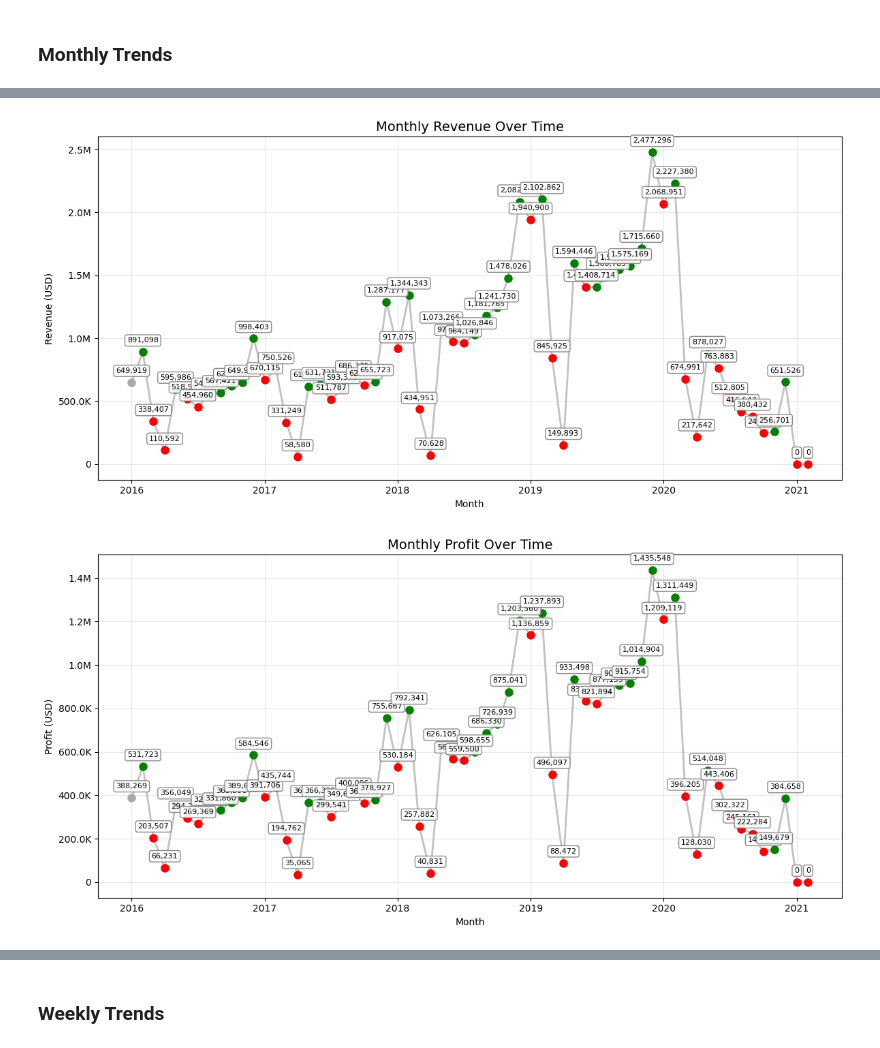
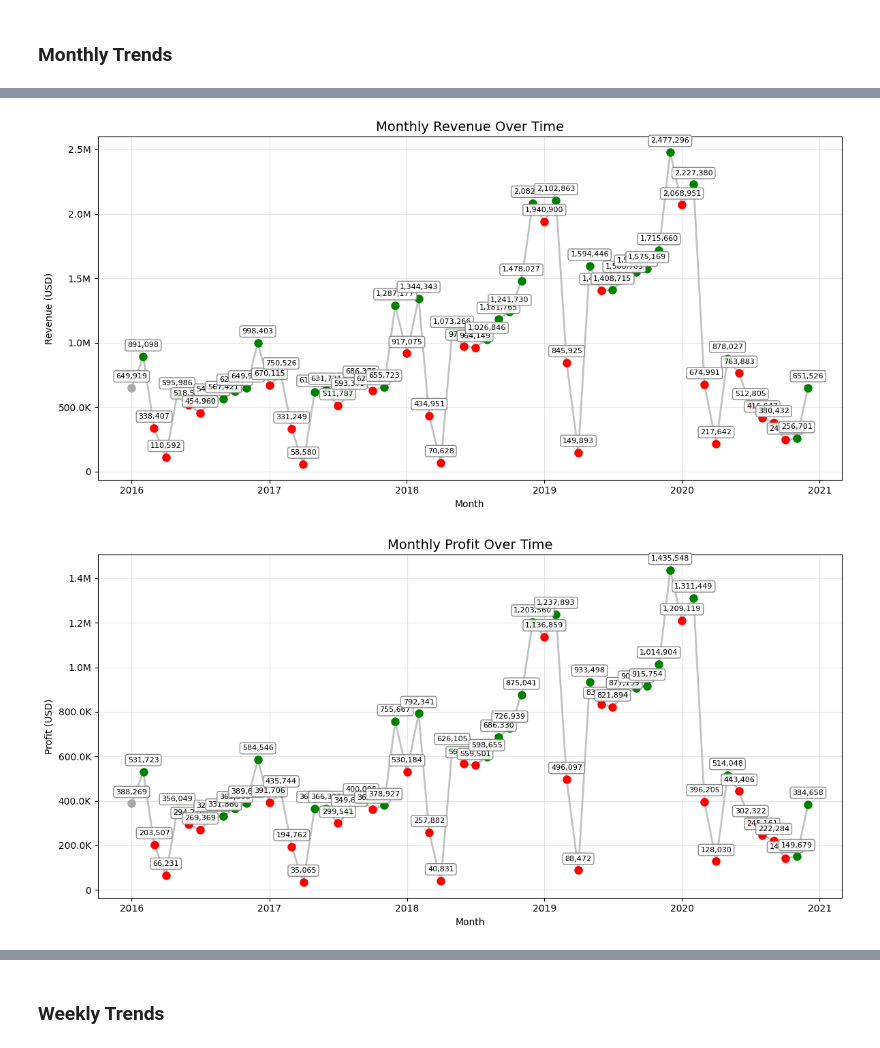
Before and after one commit to frdz-salman/Global-Electronics-Analysis, a Jupyter notebook: exploration/ecommerce_analysis.ipynb, the cells around one changed output, grey strips where cells are left out. Cells and saved outputs as stored; diff of their text form; code cells hidden in the pictures.

```diff
--- a/exploration/ecommerce_analysis.ipynb
+++ b/exploration/ecommerce_analysis.ipynb
@@ -667,7 +686,7 @@ clean = (sales
 # %% [markdown]
 ### Dropping Columns
 # %%
-clean.drop(columns=['productkey', 'storekey', 'currency_code', 'subcategorykey', 'categorykey', 'date'], inplace=True)
+clean.drop(columns=['productkey', 'currency_code', 'subcategorykey', 'categorykey', 'date'], inplace=True)
 # %% [markdown]
 ### Feature Engineering
 # %%
@@ -675,13 +694,6 @@ clean.drop(columns=['productkey', 'storekey', 'currency_code', 'subcategorykey',
 clean["year"] = clean["order_date"].dt.year
 clean["month"] = clean["order_date"].dt.to_period("M")
 clean["month_number"] = clean["order_date"].dt.month
-
-# from pandas.api.types import CategoricalDtype
-# month_order = CategoricalDtype(
-#     categories=['January', 'February', 'March', 'April', 'May', 'June',
-#                 'July', 'August', 'September', 'October', 'November', 'December'],
-#     ordered=True
-# )
 
 # clean['month_name'] = clean['month_name'].astype(month_order)
 clean["quarter"] = clean["order_date"].dt.quarter
@@ -700,11 +712,3 @@ clean['delivery_time'] = (clean['delivery_date'] - clean['order_date']).dt.days
 
 last_transaction = datetime(2021, 2, 28)
 clean['age'] = clean['birthday'].apply(lambda x: last_transaction.year - x.year - ((last_transaction.month, last_transaction.day) < (x.month, x.day)))
-
-def store_size(sq):
-    if  pd.isna(sq): return 'Online Store'
-    elif sq < 500: return 'Small'
-    elif sq < 1500: return 'Medium'
-    else: return 'Large'
-clean['store_size'] = clean['square_meters'].apply(store_size)
-clean['store_type'] = clean['store_country'].apply(lambda x: 'Online' if x == 'Online' else 'Instore')
@@ -1005,0 +791,2 @@ clean.sample(2)
+# %%
+clean = clean[clean['year'] != 2021]
@@ -1014,5 +801,3 @@ sales_df = clean.copy()
-# %%
-sales_df = sales_df[sales_df['year'] != 2021]
 # %% [markdown]
 ## Business Overview & Data Introduction
 # %% [markdown]
@@ -2362,27 +2147,27 @@ monthly_df[monthly_df['month_number']==4].describe()
 # %%
 month_chart = sales_df.groupby(['month']).agg({
     'revenue_usd': 'sum',
     'profit_usd': 'sum',
     }).round(2).reset_index().dropna()
 
-quick_line_chart(
+line_chart(
     x=month_chart['month'].dt.to_timestamp(),
     y=month_chart['revenue_usd'],
     title='Monthly Revenue Over Time',
     xlabel='Month',
     ylabel='Revenue (USD)',
 )
 
-quick_line_chart(
+line_chart(
     x=month_chart['month'].dt.to_timestamp(),
     y=month_chart['profit_usd'],
     title='Monthly Profit Over Time',
     xlabel='Month',
     ylabel='Profit (USD)',
 )
 # %% [output]
-[figure, old version]
+[figure, new version]
-[figure, old version]
+[figure, new version]
 # %%
 plt.figure(figsize=(14, 6))
 plt.plot(month_chart['month'].dt.to_timestamp(), month_chart['revenue_usd'], label='Revenue', marker='o')
```
Also changed, not shown: parts of 89 cells of this notebook, 7 other files.
